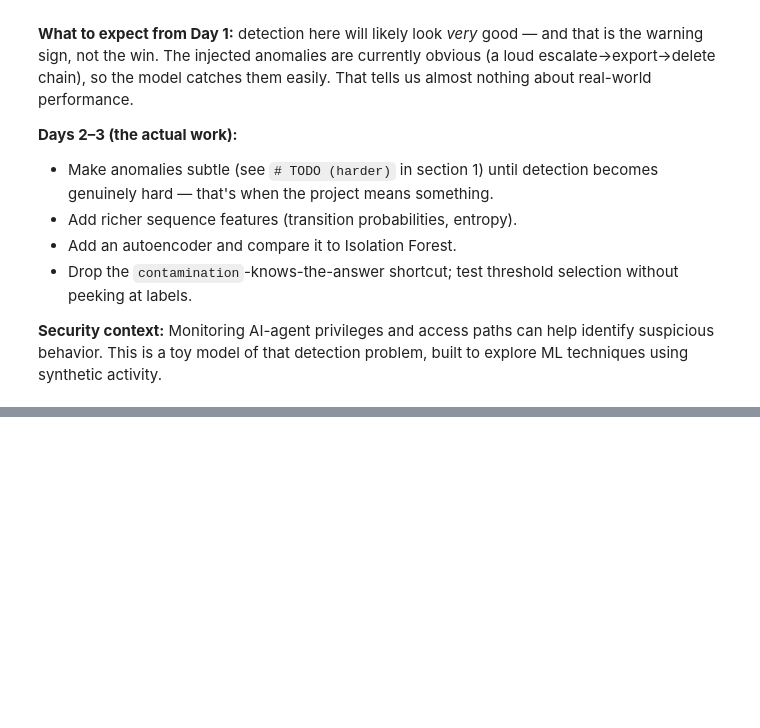
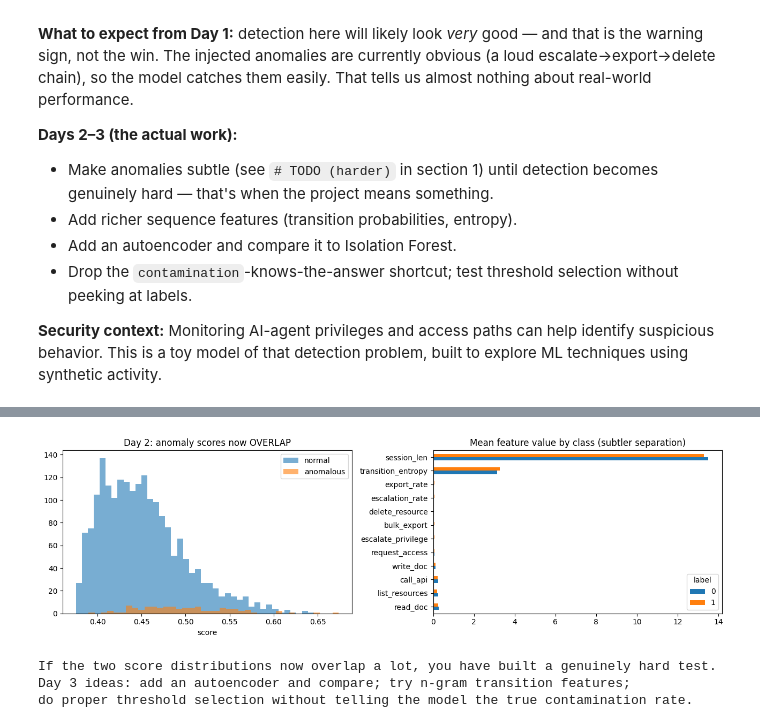
Before and after one commit to jayekwere/agent-anomaly-detection, a Jupyter notebook: agent_anomaly_detection.ipynb, the cells around one changed output, grey strips where cells are left out. Cells and saved outputs as stored; diff of their text form; code cells hidden in the pictures; blank space fills up the shorter version.

Commit message:
Day 2: realistic anomalies, honest evaluation

```diff
--- a/agent_anomaly_detection.ipynb
+++ b/agent_anomaly_detection.ipynb
@@ -130,0 +218,14 @@ plt.tight_layout(); plt.show()
+# %%
+# --- Re-run Isolation Forest on the harder problem ---
+Xs2 = StandardScaler().fit_transform(X2)
+iso2 = IsolationForest(contamination=N_ANOM/(N_NORMAL+N_ANOM), random_state=42, n_estimators=300)
+iso2.fit(Xs2)
+scores2 = -iso2.score_samples(Xs2)
+preds2 = (iso2.predict(Xs2) == -1).astype(int)
+
+print('=== Day 2 (harder) ===')
+print(f'ROC-AUC: {roc_auc_score(labels2, scores2):.4f}')
+print(classification_report(labels2, preds2, digits=3))
+print('Confusion matrix:\n', confusion_matrix(labels2, preds2))
+print('\nCompare to Day 1 AUC 0.99. A lower number here is the honest one — the model now has to')
+print('detect anomalies from degree and pattern, not from a feature that only fires on attacks.')
@@ -130,0 +250,19 @@ plt.tight_layout(); plt.show()
+# %%
+# --- Visualize the harder problem: overlap is now the story ---
+fig, ax = plt.subplots(1, 2, figsize=(13, 4))
+ax[0].hist(scores2[labels2==0], bins=40, alpha=0.6, label='normal')
+ax[0].hist(scores2[labels2==1], bins=40, alpha=0.6, label='anomalous')
+ax[0].set_title('Day 2: anomaly scores now OVERLAP'); ax[0].set_xlabel('score'); ax[0].legend()
+
+means2 = pd.DataFrame(X2, columns=feat_names2).assign(label=labels2).groupby('label').mean().T
+means2.plot.barh(ax=ax[1]); ax[1].set_title('Mean feature value by class (subtler separation)')
+plt.tight_layout(); plt.show()
+
+print('If the two score distributions now overlap a lot, you have built a genuinely hard test.')
+print('Day 3 ideas: add an autoencoder and compare; try n-gram transition features;')
+print('do proper threshold selection without telling the model the true contamination rate.')
+# %% [output]
+[figure, added]
+If the two score distributions now overlap a lot, you have built a genuinely hard test.
+Day 3 ideas: add an autoencoder and compare; try n-gram transition features;
+do proper threshold selection without telling the model the true contamination rate.
```
Also changed, not shown: parts of 9 cells of this notebook.
